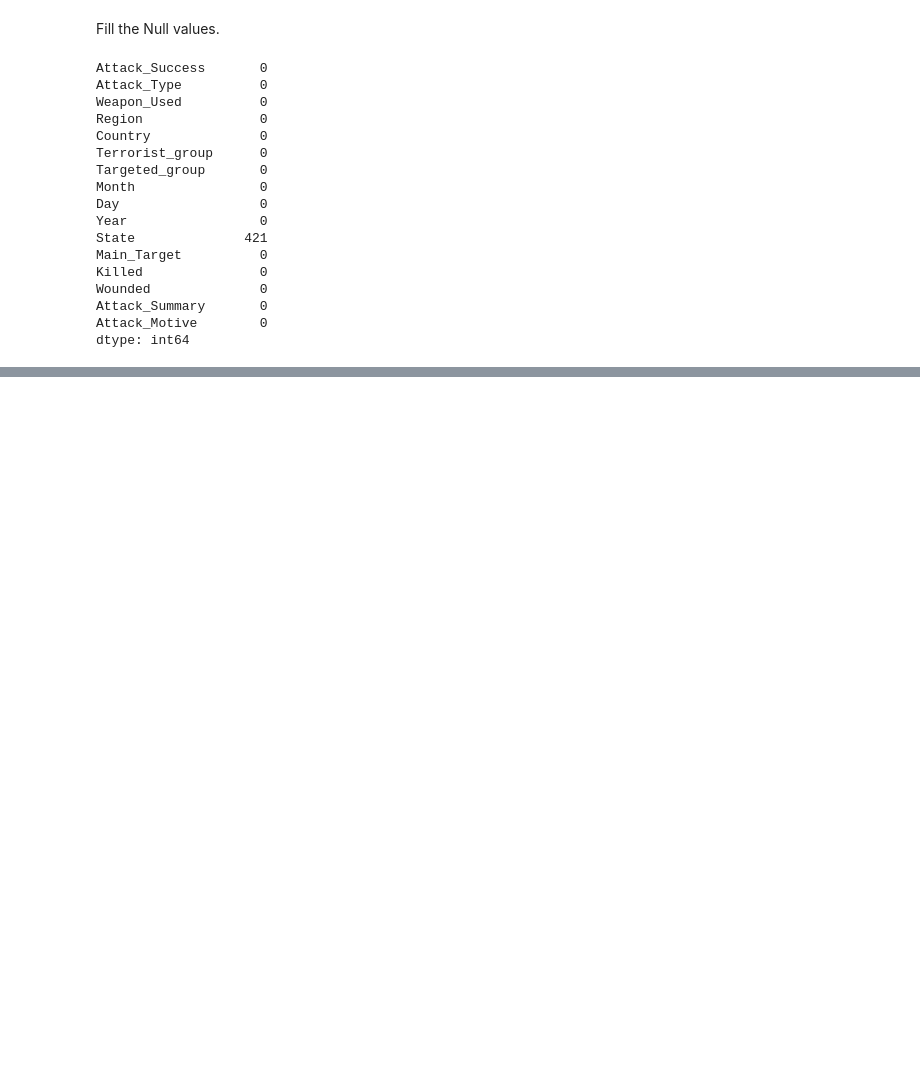
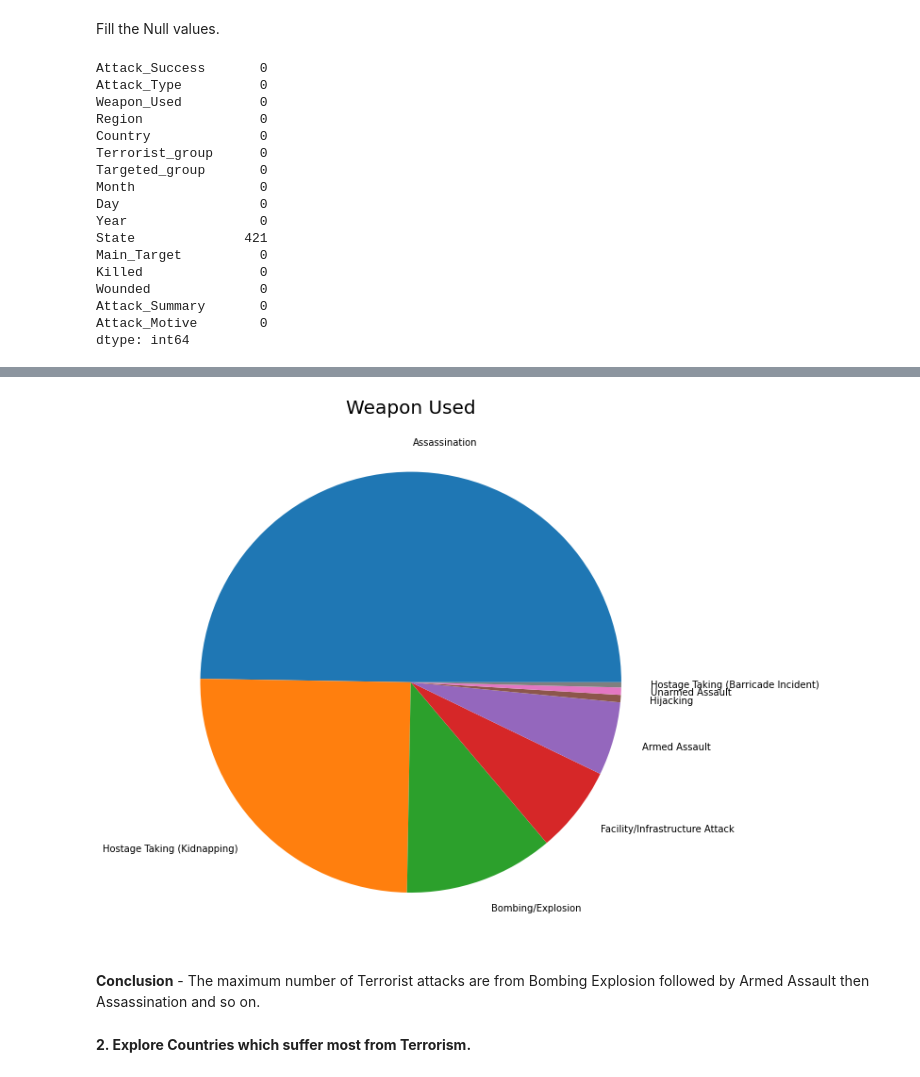
Before and after one commit to aarti-singh22/global-terrorism-analysis, a Jupyter notebook: Global_Terrorism_by_Aarti.ipynb, the cells around one changed output, grey strips where cells are left out. Cells and saved outputs as stored; diff of their text form; code cells hidden in the pictures; blank space fills up the shorter version.

```diff
--- a/Global_Terrorism_by_Aarti.ipynb
+++ b/Global_Terrorism_by_Aarti.ipynb
@@ -428,0 +447,14 @@ dtype: int64
+# %%
+# Plot pie chart
+plt.figure(figsize = (10,15))
+dfa = terrorism[terrorism.Attack_Type != 'Unknown']
+labels = dfa['Attack_Type'].unique()
+plt.pie(terrorism['Attack_Type'].value_counts().drop('Unknown'), labels = labels, labeldistance=1.14)
+plt.title('Weapon Used', fontsize = 20)
+plt.show()
+# %% [output]
+[figure, added]
+# %% [markdown]
+**Conclusion** - The maximum number of Terrorist attacks are from Bombing Explosion followed by Armed Assault then Assassination and so on.
+# %% [markdown]
+**2. Explore Countries which suffer most from Terrorism.**
```
Also changed, not shown: parts of 34 cells of this notebook.
